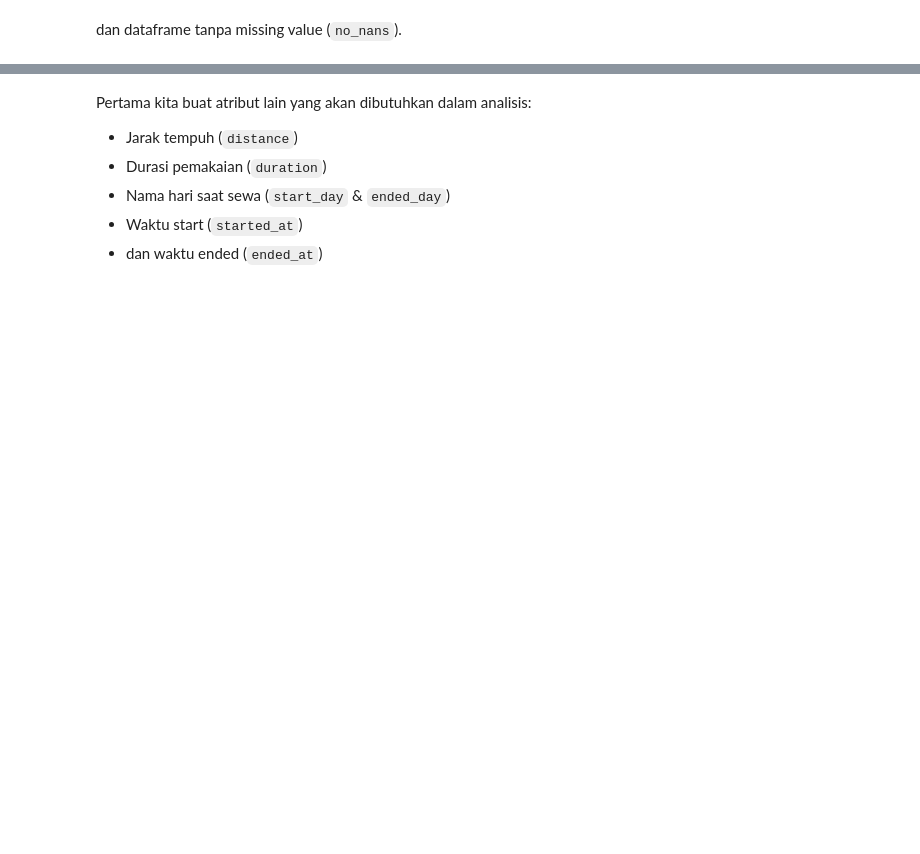
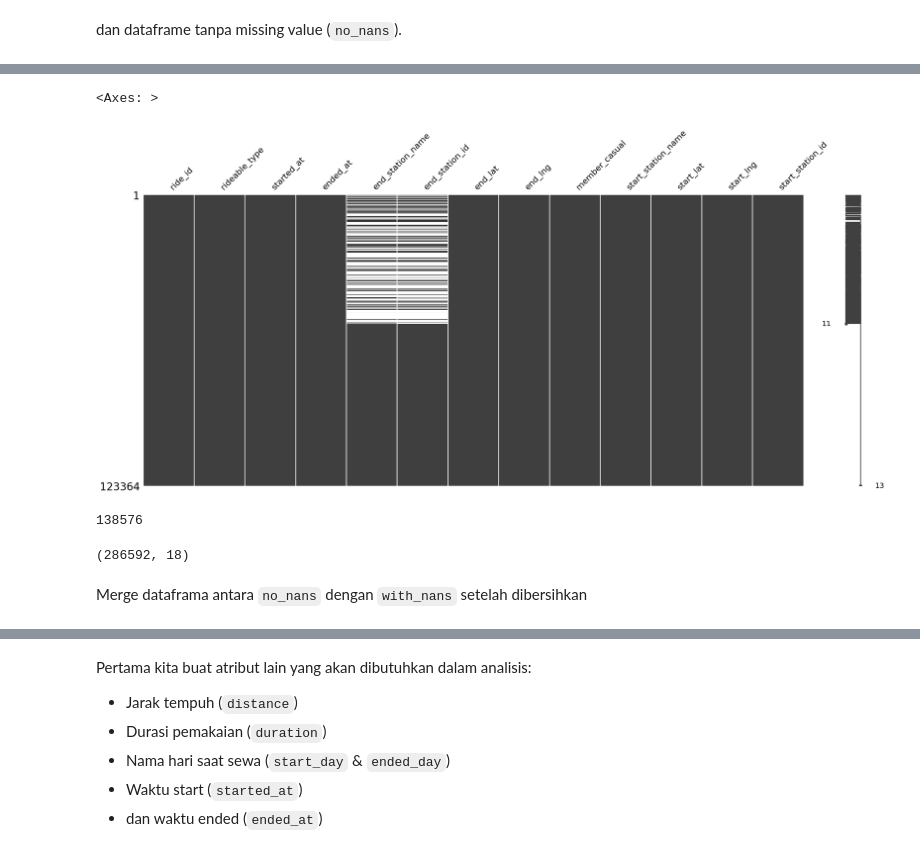
Before and after one commit to fandanabil1379/da-bike-sharing-analysis, a Jupyter notebook: notebooks/2.0-data-preparation.ipynb, the cells around one changed output, grey strips where cells are left out. Saved outputs shown, nothing was run; the diff lists cells and outputs as text; code cells hidden in the pictures; blank space fills up the shorter version.

```diff
--- a/notebooks/2.0-data-preparation.ipynb
+++ b/notebooks/2.0-data-preparation.ipynb
@@ -139,0 +226,5 @@ merge data `with_nans` setelah inputasi dengan `no_nans`
+# %%
+msno.matrix(with_nans)
+# %% [output]
+<Axes: >
+[figure, added]
@@ -140,3 +246,13 @@ merge data `with_nans` setelah inputasi dengan `no_nans`
+# %%
+80141 + 58435
+# %% [output]
+138576
+# %%
+b.shape
+# %% [output]
+(286592, 18)
+# %% [markdown]
+Merge dataframa antara `no_nans` dengan `with_nans` setelah dibersihkan
 # %%
 df_merged = pd.concat([no_nans, with_nans], ignore_index=True, axis=0)
 print(f'Jumlah baris dan kolom: {df_merged.shape}')
```
Also changed, not shown: parts of 43 cells of this notebook, 15 other files.
